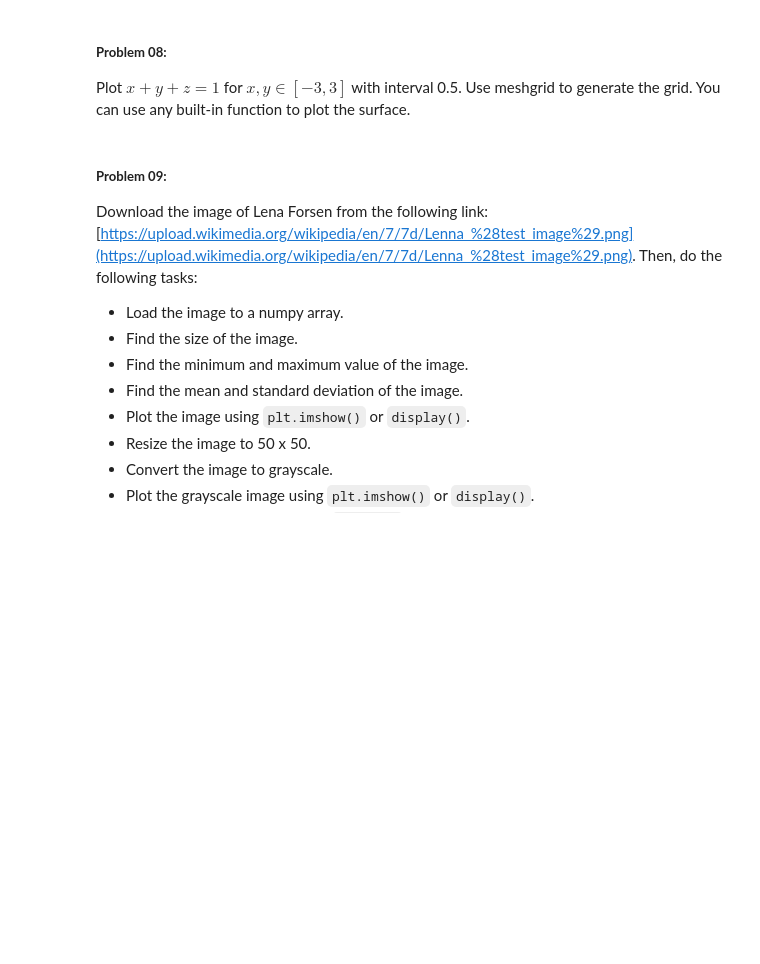
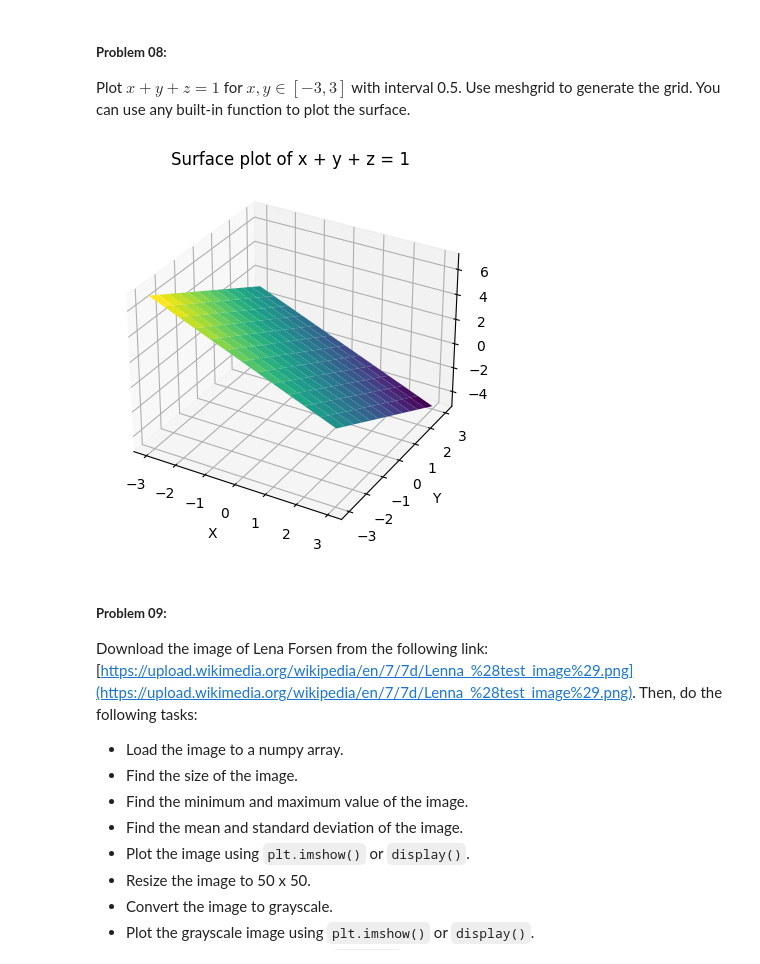
Before and after one commit to fuad0003/Numerical-Methods, a Jupyter notebook: Lab_Assignment_01.ipynb, the cells around one changed output. Drawn from its saved outputs; the diff is of its cells as text; code cells hidden in the pictures; blank space fills up the shorter version.

```diff
--- a/Lab_Assignment_01.ipynb
+++ b/Lab_Assignment_01.ipynb
@@ -177,3 +225,21 @@ Plot $x + y + z = 1$ for $x, y \in [-3, 3]$ with interval 0.5. Use meshgrid to g
+# %%
+import numpy as np
+import matplotlib.pyplot as plt
+from mpl_toolkits.mplot3d import Axes3D
+x = np.arange(-3, 3.5, 0.5)
+y = np.arange(-3, 3.5, 0.5)
+X, Y = np.meshgrid(x, y)
+Z = 1 - X - Y
+fig = plt.figure()
+ax = fig.add_subplot(111, projection='3d')
+ax.plot_surface(X, Y, Z, cmap='viridis')
+ax.set_xlabel('X')
+ax.set_ylabel('Y')
+ax.set_zlabel('Z')
+ax.set_title('Surface plot of x + y + z = 1')
+plt.show()
+# %% [output]
+[figure, added]
 # %% [markdown]
 ##### **Problem 09:**
 Download the image of Lena Forsen from the following link: [https://upload.wikimedia.org/wikipedia/en/7/7d/Lenna_%28test_image%29.png](https://upload.wikimedia.org/wikipedia/en/7/7d/Lenna_%28test_image%29.png). Then, do the following tasks:
```
Also changed, not shown: parts of 12 cells of this notebook.
